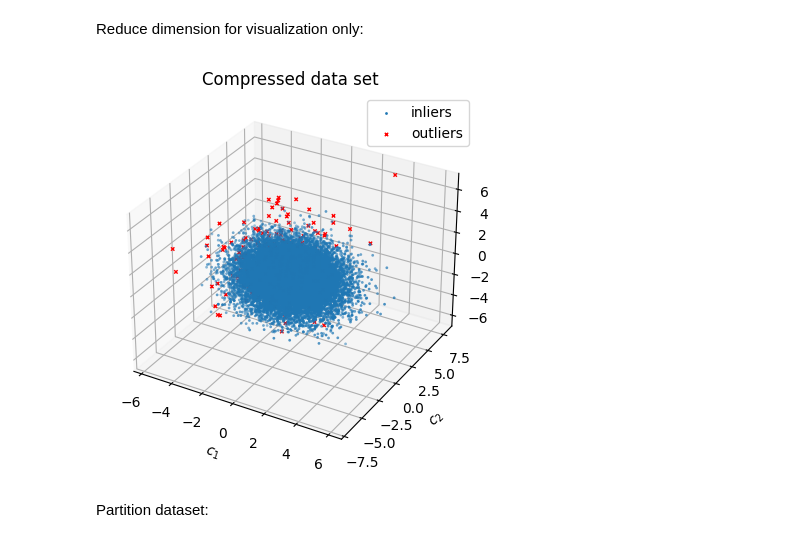
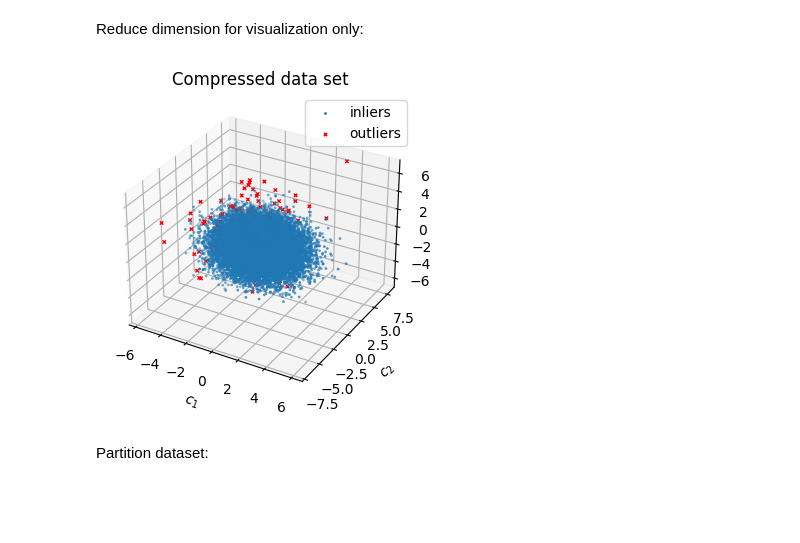
Before and after one commit to AVoss84/bhad, a Jupyter notebook: src/notebooks/Toy_Example.ipynb, the cells around one changed output. Cells and saved outputs as stored; diff of their text form; code cells hidden in the pictures; blank space fills up the shorter version.

```diff
--- a/src/notebooks/Toy_Example.ipynb
+++ b/src/notebooks/Toy_Example.ipynb
@@ -59,21 +59,21 @@ X = scaler.fit_transform(dataset)
 X_reduce = TruncatedSVD(n_components=3).fit_transform(X)
 # %%
 # Plot all the ground truth points together with the predictions
-fig = plt.figure()
+fig = plt.figure(figsize=(8,4))
 ax = fig.add_subplot(111, projection='3d')
 plt.title("Compressed data set")
 ax.set_xlabel(r'$c_{1}$') ; ax.set_ylabel(r'$c_{2}$') ;ax.set_zlabel(r'$c_{3}$')
 
 # Plot the compressed inliers data points
 ax.scatter(X_reduce[y_true == 0, 0], X_reduce[y_true == 0, 1], zs=X_reduce[y_true == 0, 2], s=4, lw=0, label = "inliers")
 
 # outliers
 ax.scatter(X_reduce[y_true == 1, 0], X_reduce[y_true == 1, 1], zs=X_reduce[y_true == 1, 2],
            lw=1, s=6, marker="x", c="red", alpha=1, label = "outliers")
 ax.legend()
 plt.show();
 # %% [output]
-[figure, old version]
+[figure, new version]
 # %% [markdown]
 Partition dataset:
 # %%
```
Also changed, not shown: parts of 8 cells of this notebook, 3 other files.
